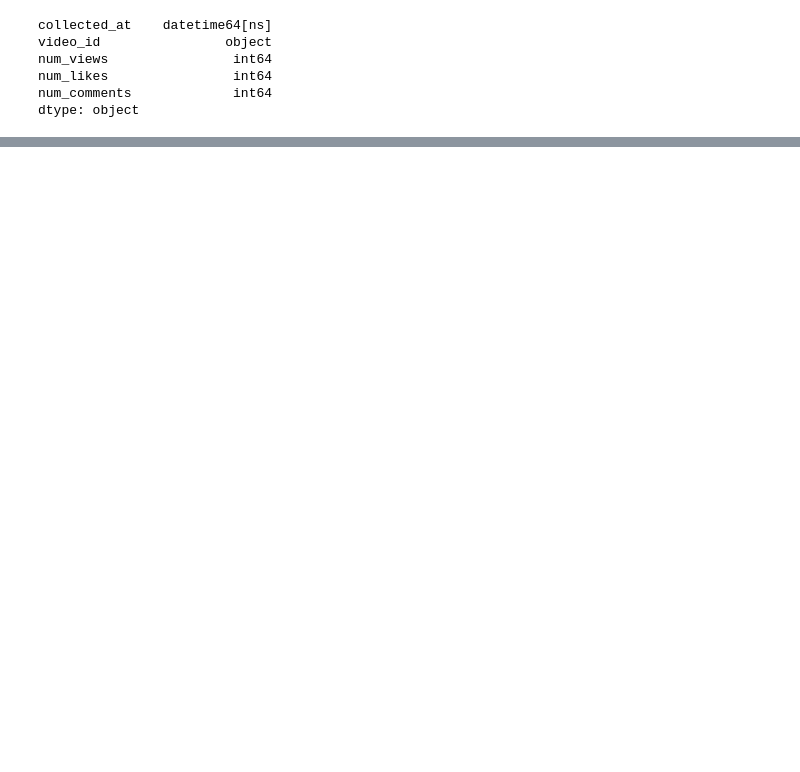
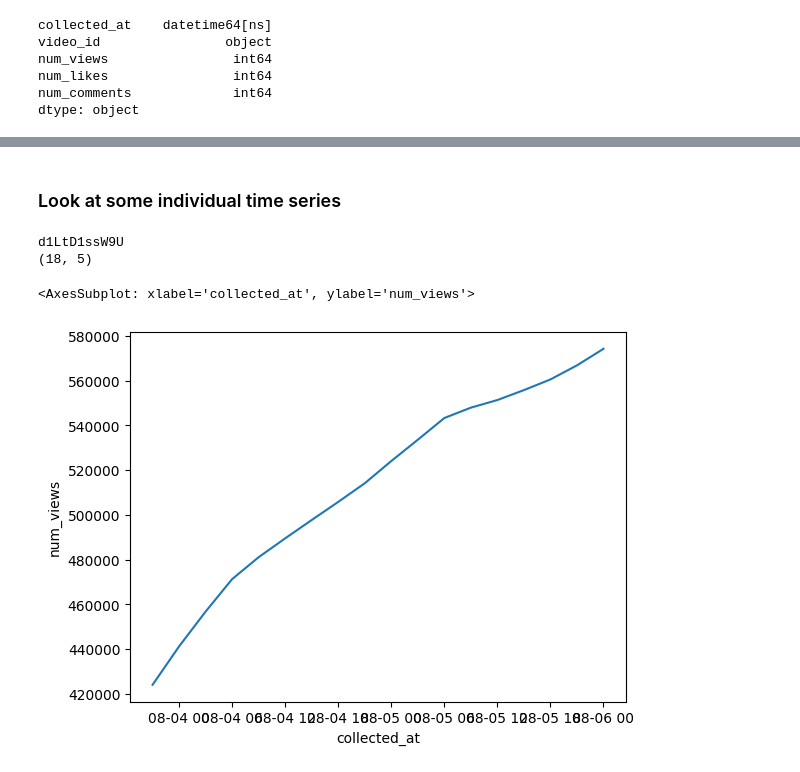
Before and after one commit to AndrewDettor/YouTubeMostPopularVideos, a Jupyter notebook: time_series_EDA.ipynb, the cells around one changed output, grey strips where cells are left out. Cells and saved outputs as stored; diff of their text form; code cells hidden in the pictures; blank space fills up the shorter version.

```diff
--- a/time_series_EDA.ipynb
+++ b/time_series_EDA.ipynb
@@ -120,0 +172,13 @@ NameError: name 'video_fact' is not defined
+# %% [markdown]
+### Look at some individual time series
+# %%
+vid_id = id_counts.sample(1).index[0]
+print(vid_id)
+vid_id_data = video_fact.loc[video_fact["video_id"] == vid_id]
+print(vid_id_data.shape)
+sns.lineplot(x=vid_id_data["collected_at"], y=vid_id_data["num_views"])
+# %% [output]
+d1LtD1ssW9U
+(18, 5)
+<AxesSubplot: xlabel='collected_at', ylabel='num_views'>
+[figure, added]
```
Also changed, not shown: parts of 15 cells of this notebook.
